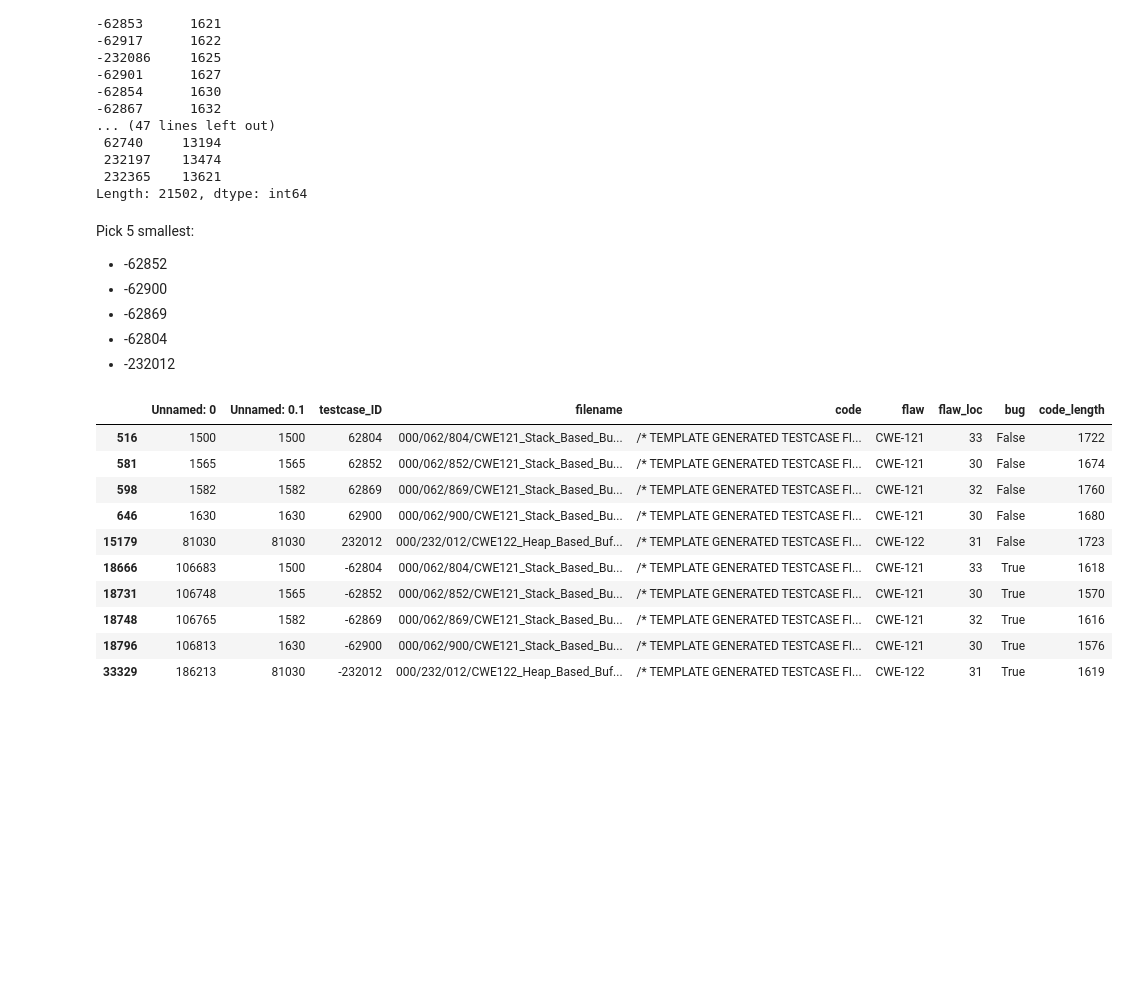
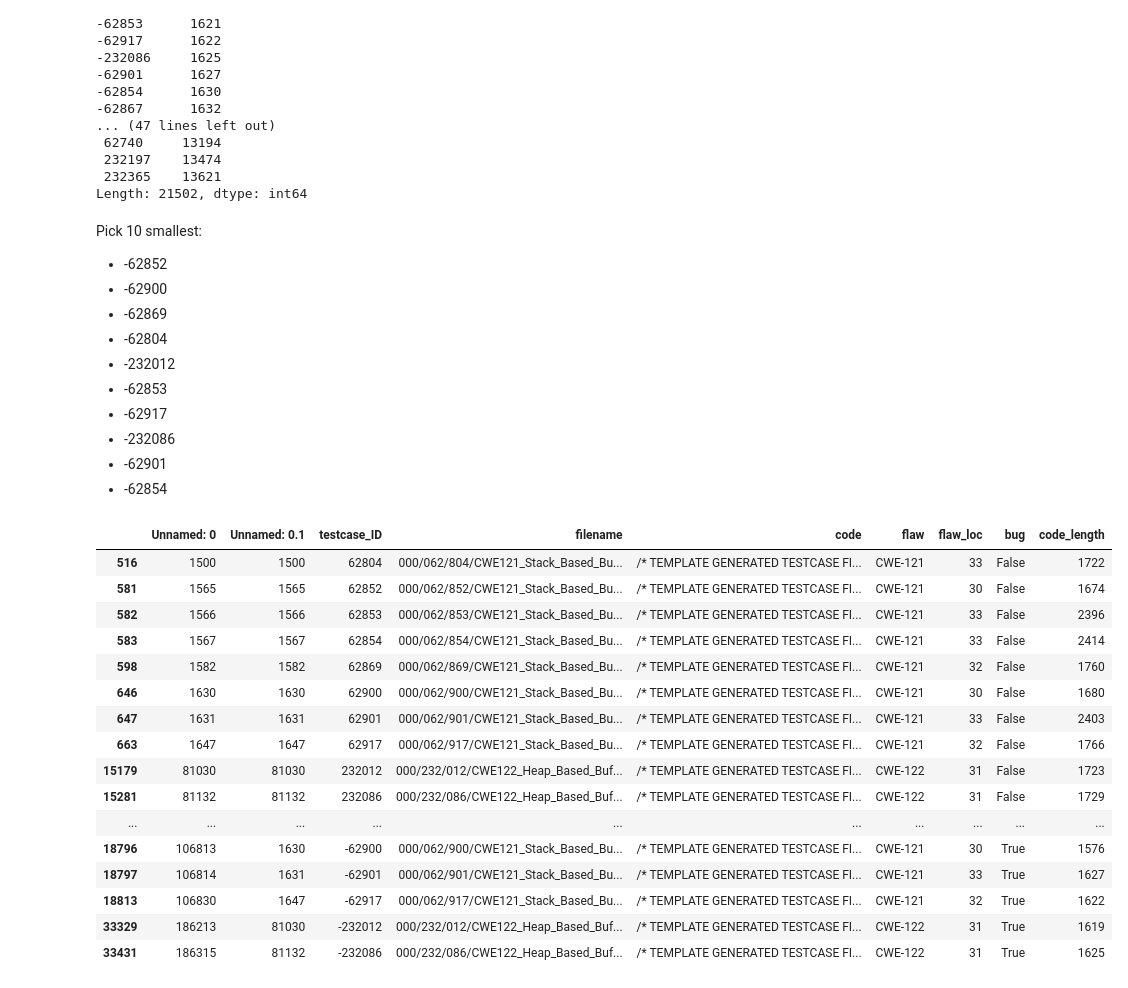
Before and after one commit to dj311/uob-summer-project, a Jupyter notebook: code/generate_minimal_ilp_dataset.ipynb, the cells around one changed output. Drawn from its saved outputs; the diff is of its cells as text; code cells hidden in the pictures; blank space fills up the shorter version.

```diff
--- a/code/generate_minimal_ilp_dataset.ipynb
+++ b/code/generate_minimal_ilp_dataset.ipynb
@@ -50,12 +50,17 @@ testcase_ID
  232365    13621
 Length: 21502, dtype: int64
 # %% [markdown]
-Pick 5 smallest:
+Pick 10 smallest:
   - -62852
   - -62900
   - -62869
   - -62804
   - -232012
+  - -62853
+  - -62917
+  - -232086
+  - -62901
+  - -62854
 # %%
 small_testcase_ids = [
   62852,
@@ -72,29 +87,45 @@ small_testcase_ids = [
 # %%
 ilp_dataset = buffer_overflow_juliet[
     (buffer_overflow_juliet['testcase_ID'] == 62852) |
     (buffer_overflow_juliet['testcase_ID'] == 62900) |
     (buffer_overflow_juliet['testcase_ID'] == 62869) |
     (buffer_overflow_juliet['testcase_ID'] == 62804) |
     (buffer_overflow_juliet['testcase_ID'] == 232012) |
     (buffer_overflow_juliet['testcase_ID'] == -62852) |
     (buffer_overflow_juliet['testcase_ID'] == -62900) |
     (buffer_overflow_juliet['testcase_ID'] == -62869) |
     (buffer_overflow_juliet['testcase_ID'] == -62804) |
-    (buffer_overflow_juliet['testcase_ID'] == -232012)
+    (buffer_overflow_juliet['testcase_ID'] == -232012) |
+   (buffer_overflow_juliet['testcase_ID'] == 62853) |
+   (buffer_overflow_juliet['testcase_ID'] == 62917) |
+   (buffer_overflow_juliet['testcase_ID'] == 232086) |
+   (buffer_overflow_juliet['testcase_ID'] == 62901) |
+   (buffer_overflow_juliet['testcase_ID'] == 62854) |
+   (buffer_overflow_juliet['testcase_ID'] == -62853) |
+   (buffer_overflow_juliet['testcase_ID'] == -62917) |
+   (buffer_overflow_juliet['testcase_ID'] == -232086) |
+   (buffer_overflow_juliet['testcase_ID'] == -62901) |
+   (buffer_overflow_juliet['testcase_ID'] == -62854)
 ]
 ilp_dataset
 # %% [output]
 |  | Unnamed: 0 | Unnamed: 0.1 | testcase_ID | filename | code | flaw | flaw_loc | bug | code_length |
 | 516 | 1500 | 1500 | 62804 | 000/062/804/CWE121_Stack_Based_Bu... | /* TEMPLATE GENERATED TESTCASE FI... | CWE-121 | 33 | False | 1722 |
 | 581 | 1565 | 1565 | 62852 | 000/062/852/CWE121_Stack_Based_Bu... | /* TEMPLATE GENERATED TESTCASE FI... | CWE-121 | 30 | False | 1674 |
+| 582 | 1566 | 1566 | 62853 | 000/062/853/CWE121_Stack_Based_Bu... | /* TEMPLATE GENERATED TESTCASE FI... | CWE-121 | 33 | False | 2396 |
+| 583 | 1567 | 1567 | 62854 | 000/062/854/CWE121_Stack_Based_Bu... | /* TEMPLATE GENERATED TESTCASE FI... | CWE-121 | 33 | False | 2414 |
 | 598 | 1582 | 1582 | 62869 | 000/062/869/CWE121_Stack_Based_Bu... | /* TEMPLATE GENERATED TESTCASE FI... | CWE-121 | 32 | False | 1760 |
 | 646 | 1630 | 1630 | 62900 | 000/062/900/CWE121_Stack_Based_Bu... | /* TEMPLATE GENERATED TESTCASE FI... | CWE-121 | 30 | False | 1680 |
+| 647 | 1631 | 1631 | 62901 | 000/062/901/CWE121_Stack_Based_Bu... | /* TEMPLATE GENERATED TESTCASE FI... | CWE-121 | 33 | False | 2403 |
+| 663 | 1647 | 1647 | 62917 | 000/062/917/CWE121_Stack_Based_Bu... | /* TEMPLATE GENERATED TESTCASE FI... | CWE-121 | 32 | False | 1766 |
 | 15179 | 81030 | 81030 | 232012 | 000/232/012/CWE122_Heap_Based_Buf... | /* TEMPLATE GENERATED TESTCASE FI... | CWE-122 | 31 | False | 1723 |
-| 18666 | 106683 | 1500 | -62804 | 000/062/804/CWE121_Stack_Based_Bu... | /* TEMPLATE GENERATED TESTCASE FI... | CWE-121 | 33 | True | 1618 |
-| 18731 | 106748 | 1565 | -62852 | 000/062/852/CWE121_Stack_Based_Bu... | /* TEMPLATE GENERATED TESTCASE FI... | CWE-121 | 30 | True | 1570 |
-| 18748 | 106765 | 1582 | -62869 | 000/062/869/CWE121_Stack_Based_Bu... | /* TEMPLATE GENERATED TESTCASE FI... | CWE-121 | 32 | True | 1616 |
+| 15281 | 81132 | 81132 | 232086 | 000/232/086/CWE122_Heap_Based_Buf... | /* TEMPLATE GENERATED TESTCASE FI... | CWE-122 | 31 | False | 1729 |
+| ... | ... | ... | ... | ... | ... | ... | ... | ... | ... |
 | 18796 | 106813 | 1630 | -62900 | 000/062/900/CWE121_Stack_Based_Bu... | /* TEMPLATE GENERATED TESTCASE FI... | CWE-121 | 30 | True | 1576 |
+| 18797 | 106814 | 1631 | -62901 | 000/062/901/CWE121_Stack_Based_Bu... | /* TEMPLATE GENERATED TESTCASE FI... | CWE-121 | 33 | True | 1627 |
+| 18813 | 106830 | 1647 | -62917 | 000/062/917/CWE121_Stack_Based_Bu... | /* TEMPLATE GENERATED TESTCASE FI... | CWE-121 | 32 | True | 1622 |
 | 33329 | 186213 | 81030 | -232012 | 000/232/012/CWE122_Heap_Based_Buf... | /* TEMPLATE GENERATED TESTCASE FI... | CWE-122 | 31 | True | 1619 |
+| 33431 | 186315 | 81132 | -232086 | 000/232/086/CWE122_Heap_Based_Buf... | /* TEMPLATE GENERATED TESTCASE FI... | CWE-122 | 31 | True | 1625 |
 # %%
 ilp_dataset = ilp_dataset.drop(["Unnamed: 0", "Unnamed: 0.1"], axis='columns')
 # %%
```
Also changed, not shown: parts of 2 cells of this notebook, 3 other files.
